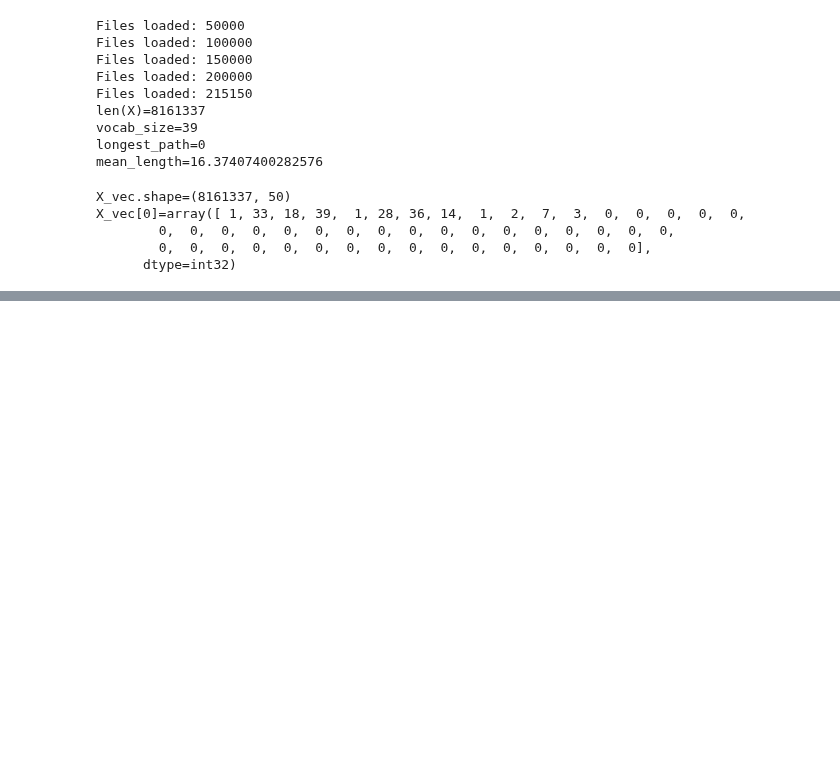
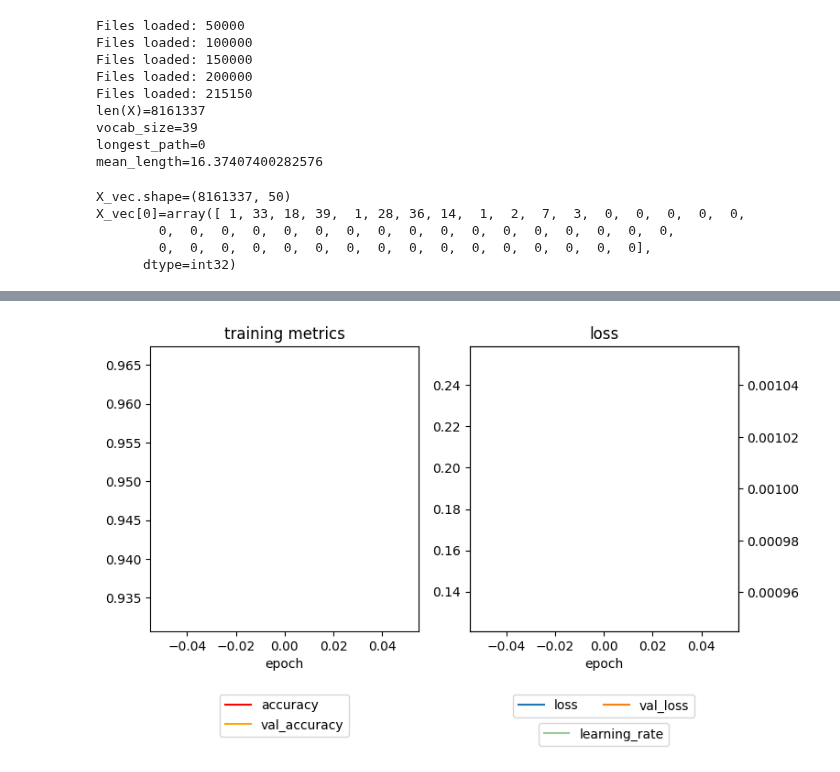
Before and after one commit to JannikRosendahl/bachelor_thesis_models, a Jupyter notebook: schedule/path_autoencoder_v2.ipynb, the cells around one changed output, grey strips where cells are left out. Saved outputs shown, nothing was run; the diff lists cells and outputs as text; code cells hidden in the pictures; blank space fills up the shorter version.

```diff
--- a/schedule/path_autoencoder_v2.ipynb
+++ b/schedule/path_autoencoder_v2.ipynb
@@ -340,29 +341,29 @@ KeyboardInterrupt:
 # %%
 log = pd.read_csv(log_path)
 
 fig, (ax1, ax2) = plt.subplots(nrows=1, ncols=2, figsize=(20*cm, 15*cm))
 
-ax1.plot(log['epoch'], log['categorical_accuracy'], label='categorical_accuracy', color='red')
-ax1.plot(log['epoch'], log['val_categorical_accuracy'], label='val_categorical_accuracy', color='orange')
-ax1.plot(log['epoch'], log[f'top_3_categorical_accuracy'], label=f'top_3_categorical_accuracy', color='royalblue')
-ax1.plot(log['epoch'], log[f'val_top_3_categorical_accuracy'], label=f'val_top_3_categorical_accuracy', color='navy')
+ax1.plot(log['epoch'], log['accuracy'], label='accuracy', color='red')
+ax1.plot(log['epoch'], log['val_accuracy'], label='val_accuracy', color='orange')
 ax1.set_title('training metrics')
 ax1.set_xlabel('epoch')
 ax1.legend(loc='upper center', bbox_to_anchor=(0.5, -0.2), ncol=1)  # Legend below the plot
 
 ax2.plot(log['epoch'], log['loss'], label='loss')
 ax2.plot(log['epoch'], log['val_loss'], label='val_loss')
 # plot learning rate with different scale, show on right side
 ax2b = ax2.twinx()
 ax2b.plot(log['epoch'], log['learning_rate'], label='learning_rate', color='green', alpha=.4)
 ax2.set_title('loss')
 ax2.set_xlabel('epoch')
 ax2.legend(loc='upper center', bbox_to_anchor=(0.5, -0.2), ncol=2)  # Legend below the plot
 ax2b.legend(loc='upper center', bbox_to_anchor=(0.5, -0.3), ncol=1)  # Legend below the plot
 
 fig.tight_layout(rect=[0, 0.1, 1, 1])
 
 plt.savefig(f'{checkpoint_path}/metrics_loss.svg')
 plt.show()
+# %% [output]
+[figure, added]
 # %%
 # evaluate model on test data
```
Also changed, not shown: parts of 7 cells of this notebook, 9 other files.
